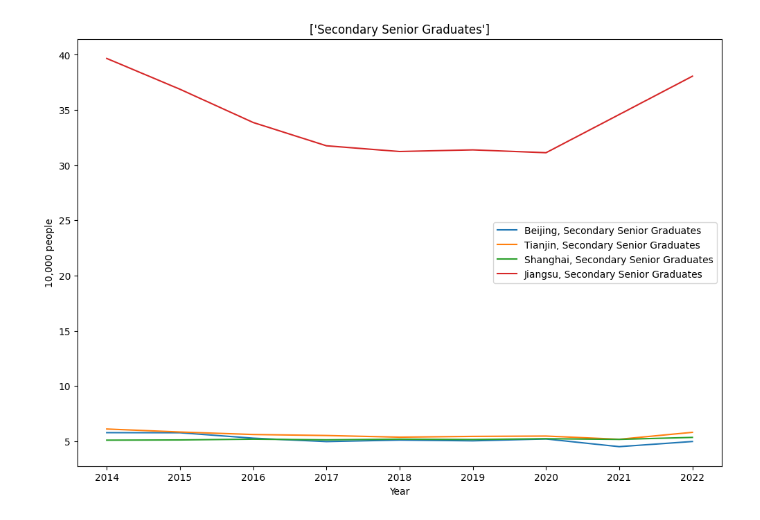
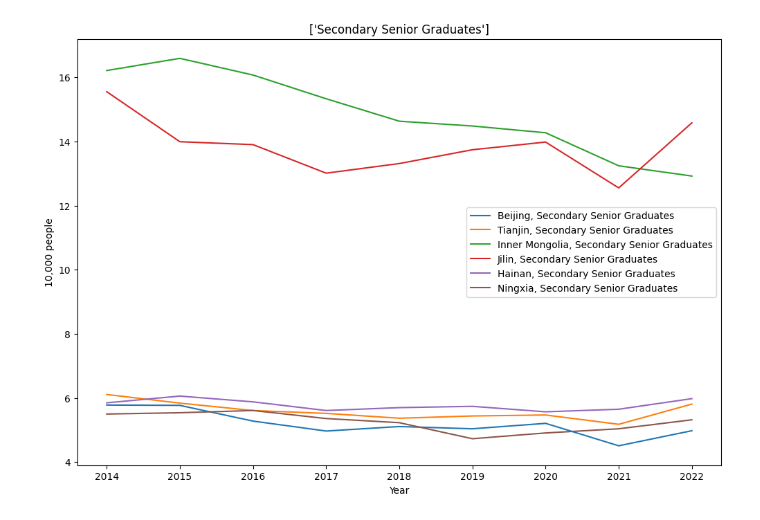
Before and after one commit to kabuto44/Gaokao-Data-Analysis, a Jupyter notebook: Plots.ipynb, the cells around one changed output. Drawn from its saved outputs; the diff is of its cells as text; code cells hidden in the pictures.

```diff
--- a/Plots.ipynb
+++ b/Plots.ipynb
@@ -12,9 +12,8 @@ datasets = []
 def multiplot(title = None, ylabel = None,legend=True):
     ops.multiplot(datasets,provinces,title,ylabel,legend_on=legend)
 # %%
-provinces = ["Beijing", "Shanghai", "Tianjin", "Jiangsu"]
+provinces = ["Inner Mongolia", "Jilin", "Ningxia", "Hainan", "Tianjin", "Beijing"]
 datasets = ["Secondary Senior Graduates"]
+multiplot(ylabel = "10,000 people")
+# %% [output]
+[figure, added]
-# %%
-multiplot(ylabel = "10,000 people")
-# %% [output]
-[figure, removed]
```
Also changed, not shown: parts of 5 cells of this notebook, 10 other files.
